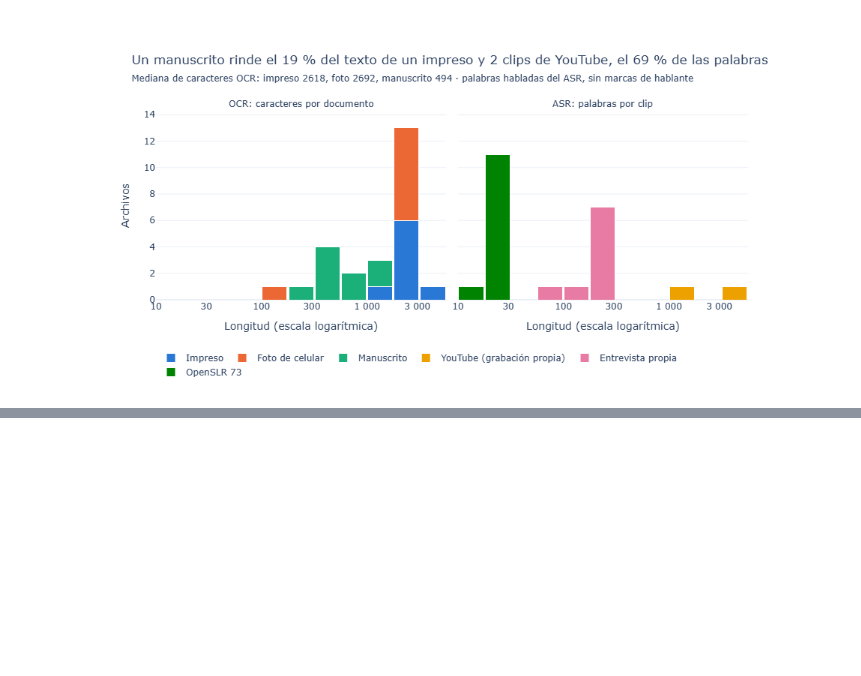
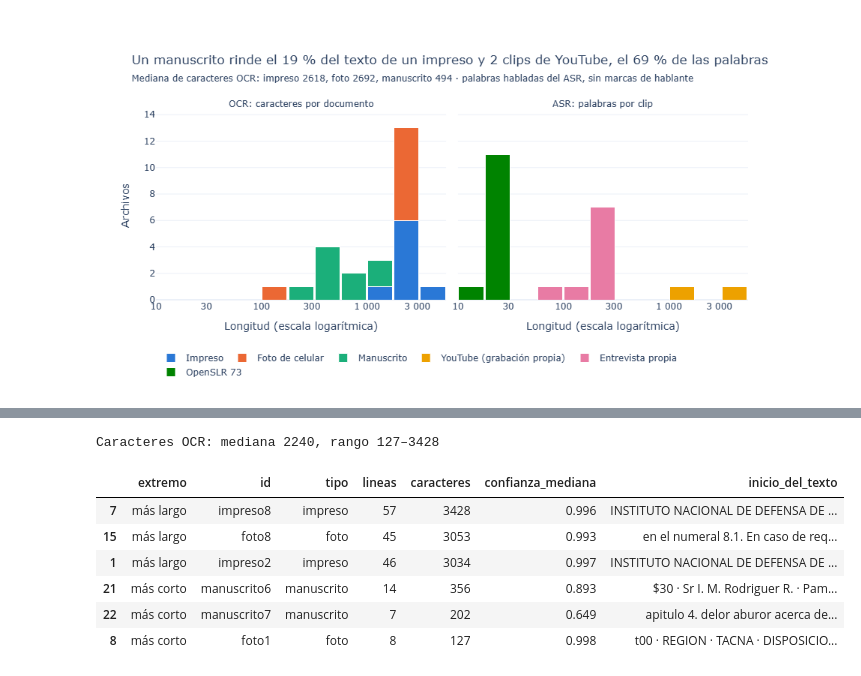
Before and after one commit to IvettexMamani/diplomado-python-2026, a Jupyter notebook: tarea_2/01_extraccion.ipynb, the cells around one changed output, grey strips where cells are left out. Saved outputs shown, nothing was run; the diff lists cells and outputs as text; code cells hidden in the pictures; blank space fills up the shorter version.

```diff
--- a/tarea_2/01_extraccion.ipynb
+++ b/tarea_2/01_extraccion.ipynb
@@ -1114,0 +1119,20 @@ fig3.show()
+# %%
+def extremos(tabla, col, cols, n=3):
+    orden = tabla.sort_values(col, ascending=False)
+    return pd.concat([orden.head(n).assign(extremo="más largo"), orden.tail(n).assign(extremo="más corto")])[["extremo", *cols]]
+
+
+pd.set_option("display.max_colwidth", 140)
+val_docs = extremos(docs, "caracteres", ["id", "tipo", "lineas", "caracteres", "confianza_mediana"])
+val_docs["inicio_del_texto"] = docs.set_index("id").loc[val_docs["id"], "texto_ocr"].str.replace("\n", " · ").str[:130].values
+print(f"Caracteres OCR: mediana {docs['caracteres'].median():.0f}, rango {docs['caracteres'].min()}–{docs['caracteres'].max()}")
+val_docs
+# %% [output]
+Caracteres OCR: mediana 2240, rango 127–3428
+|  | extremo | id | tipo | lineas | caracteres | confianza_mediana | inicio_del_texto |
+| 7 | más largo | impreso8 | impreso | 57 | 3428 | 0.996 | INSTITUTO NACIONAL DE DEFENSA DE ... |
+| 15 | más largo | foto8 | foto | 45 | 3053 | 0.993 | en el numeral 8.1. En caso de req... |
+| 1 | más largo | impreso2 | impreso | 46 | 3034 | 0.997 | INSTITUTO NACIONAL DE DEFENSA DE ... |
+| 21 | más corto | manuscrito6 | manuscrito | 14 | 356 | 0.893 | $30 · Sr I. M. Rodriguer R. · Pam... |
+| 22 | más corto | manuscrito7 | manuscrito | 7 | 202 | 0.649 | apitulo 4. delor aburor acerca de... |
+| 8 | más corto | foto1 | foto | 8 | 127 | 0.998 | t00 · REGION · TACNA · DISPOSICIO... |
```
Also changed, not shown: parts of 3 cells of this notebook.
